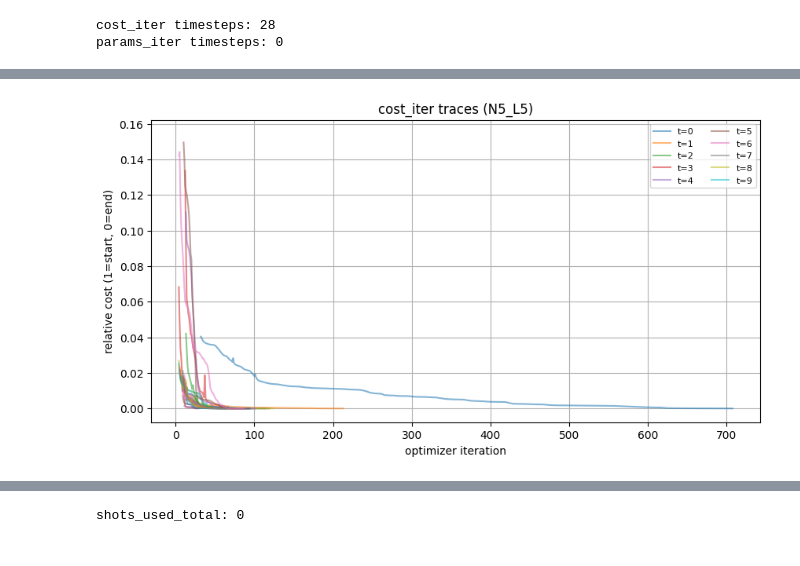
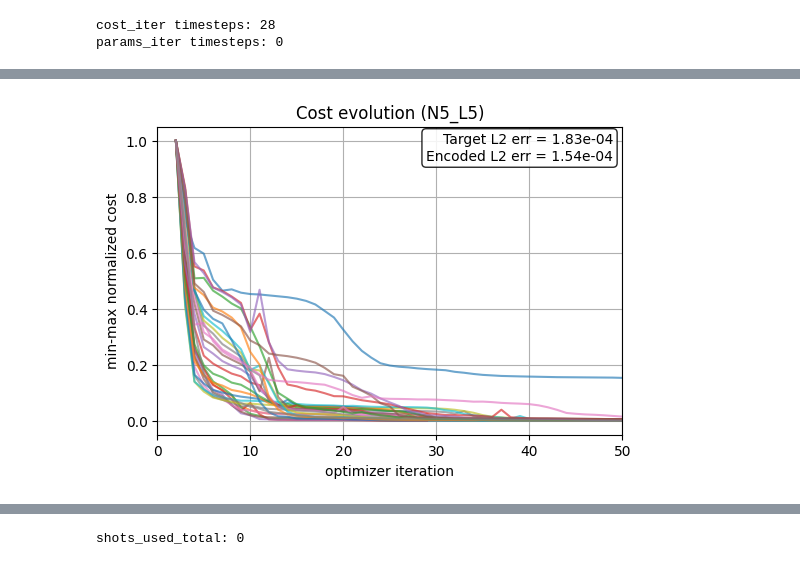
Before and after one commit to Joel-Kunk/VQCFD_quimb, a Jupyter notebook: analysis_results.ipynb, the cells around one changed output, grey strips where cells are left out. Saved outputs shown, nothing was run; the diff lists cells and outputs as text; code cells hidden in the pictures.

Commit message:
cost plots

```diff
--- a/analysis_results.ipynb
+++ b/analysis_results.ipynb
@@ -69,8 +71,8 @@ count=8 presets
 # %% [markdown]
 ## Inspect one run
 # %%
-DIR_LABEL = "tests"
-LABEL = "N3_L2"
+DIR_LABEL = "N3_default_rzrxrz"
+LABEL = "L2"
 
 run = an.load_run(DIR_LABEL, LABEL)
 run
@@ -132,11 +141,70 @@ an.plot_costs_and_times(run);
 # %%
-an.plot_cost_histories(
-    run,
-    normalize=True,
-    remove_outliers=True,
-    outlier_method="iqr",       # "iqr" or "percentile"
-    outlier_factor=3.0,
-    outlier_percentiles=(1.0, 99.0),
-    show_first_n_labels=10,
-);
+COST_DIR_LABEL = "N5"
+COST_LABEL = "L5"
+COST_TIMESTEPS = None #[0,5,10,15,20,25]       # int, list of ints, None for all, or -1 for final
+
+# Optional data transformations (all off by default)
+COST_ITERATION_SLICE =  slice(2,None)        # e.g. slice(2, None), slice(2, 200), or (2, None)
+COST_NORMALIZE = True
+COST_NORMALIZATION_METHOD = "minmax"  # start_end, initial, minmax, or zscore
+COST_REMOVE_OUTLIERS = False
+COST_OUTLIER_METHOD = "percentile"       # "iqr" or "percentile"
+COST_OUTLIER_FACTOR = 1.5            # standard Tukey IQR multiplier
+COST_OUTLIER_PERCENTILES = (0., 99.8)
+COST_OUTLIER_ACTION = "mask"      # "mask" leaves gaps; "clip" keeps a continuous line
+COST_RUNNING_BEST = False           # best-so-far cost, useful for optimizer convergence
+COST_SMOOTHING_WINDOW = None        # e.g. 9; None disables smoothing
+COST_SMOOTHING_METHOD = "median"  # "median" is robust to spikes; or "mean"
+COST_SMOOTHING_CENTERED = True
+COST_Y_PERCENTILE_LIMITS = None#(0., 98.0)     # e.g. (1, 99); view-only zoom, does not alter data
+
+# Plot appearance
+COST_ALPHA = 0.65                    # 0 is transparent, 1 is opaque
+COST_PLOT_KIND = "line"            # "line" or "scatter"
+COST_LOG_Y = False
+COST_X_LABEL = None                  # None uses "optimizer iteration"
+COST_Y_LABEL = None                  # None uses the normalized/raw default
+COST_TITLE = None                    # None uses the run label
+COST_SERIES_LABELS = None            # e.g. ["Early", "Middle", "Final"]
+COST_SHOW_FIRST_N_LABELS = 0        # 0 hides automatic legend labels
+COST_SHOW_FINAL_ERROR_METRICS = True  # final target/encoded L2 box at upper right
+COST_X_LIMITS = (0,50)                 # e.g. (0, 250)
+COST_Y_LIMITS = None                 # e.g. (0, 0.01)
+COST_FIGSIZE = (6, 4)                # width, height in inches
+
+cost_run = an.load_run(COST_DIR_LABEL, COST_LABEL)
+available_cost_timesteps = [
+    timestep
+    for timestep, _ in an.load_per_timestep_histories(cost_run, "cost_iter")
+]
+print("available cost-history timesteps:", available_cost_timesteps)
+cost_fig, cost_ax = an.plot_cost_histories(
+    cost_run,
+    timesteps=COST_TIMESTEPS,
+    iteration_slice=COST_ITERATION_SLICE,
+    normalize=COST_NORMALIZE,
+    normalization_method=COST_NORMALIZATION_METHOD,
+    remove_outliers=COST_REMOVE_OUTLIERS,
+    outlier_method=COST_OUTLIER_METHOD,
+    outlier_factor=COST_OUTLIER_FACTOR,
+    outlier_percentiles=COST_OUTLIER_PERCENTILES,
+    outlier_action=COST_OUTLIER_ACTION,
+    running_best=COST_RUNNING_BEST,
+    smoothing_window=COST_SMOOTHING_WINDOW,
+    smoothing_method=COST_SMOOTHING_METHOD,
+    smoothing_centered=COST_SMOOTHING_CENTERED,
+    show_first_n_labels=COST_SHOW_FIRST_N_LABELS,
+    show_final_error_metrics=COST_SHOW_FINAL_ERROR_METRICS,
+    alpha=COST_ALPHA,
+    kind=COST_PLOT_KIND,
+    log_y=COST_LOG_Y,
+    x_label=COST_X_LABEL,
+    y_label=COST_Y_LABEL,
+    title=COST_TITLE,
+    series_labels=COST_SERIES_LABELS,
+    x_limits=COST_X_LIMITS,
+    y_limits=COST_Y_LIMITS,
+    y_percentile_limits=COST_Y_PERCENTILE_LIMITS,
+    figsize=COST_FIGSIZE,
+)
 # %% [output]
@@ -143 +212 @@ an.plot_cost_histories(
-[figure, old version]
+[figure, new version]
```
Also changed, not shown: parts of 25 cells of this notebook, 3 other files.
